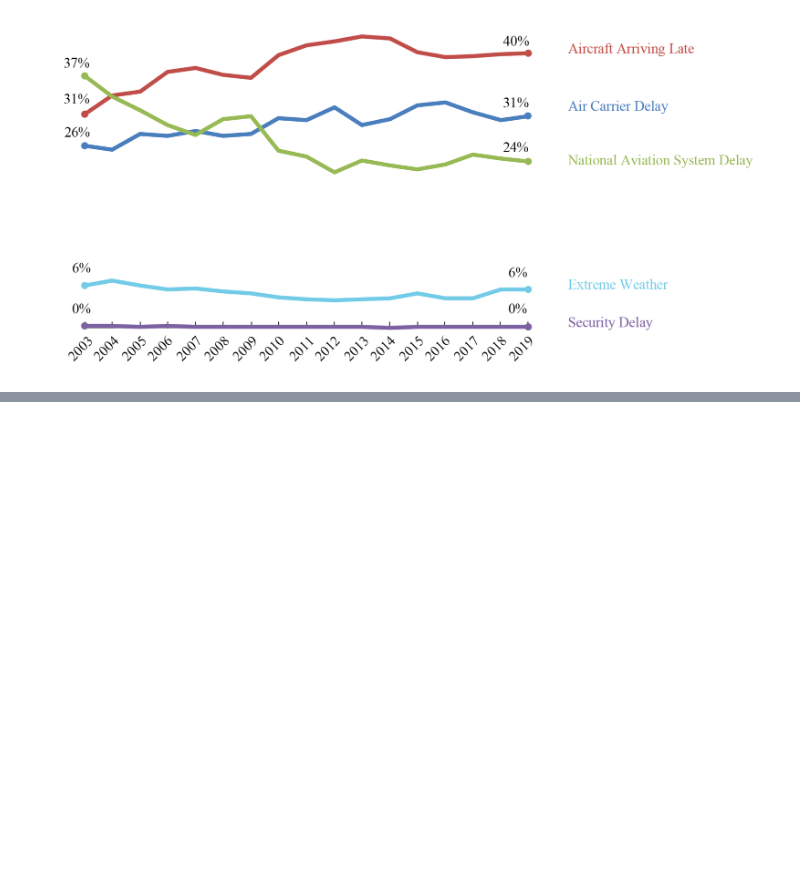
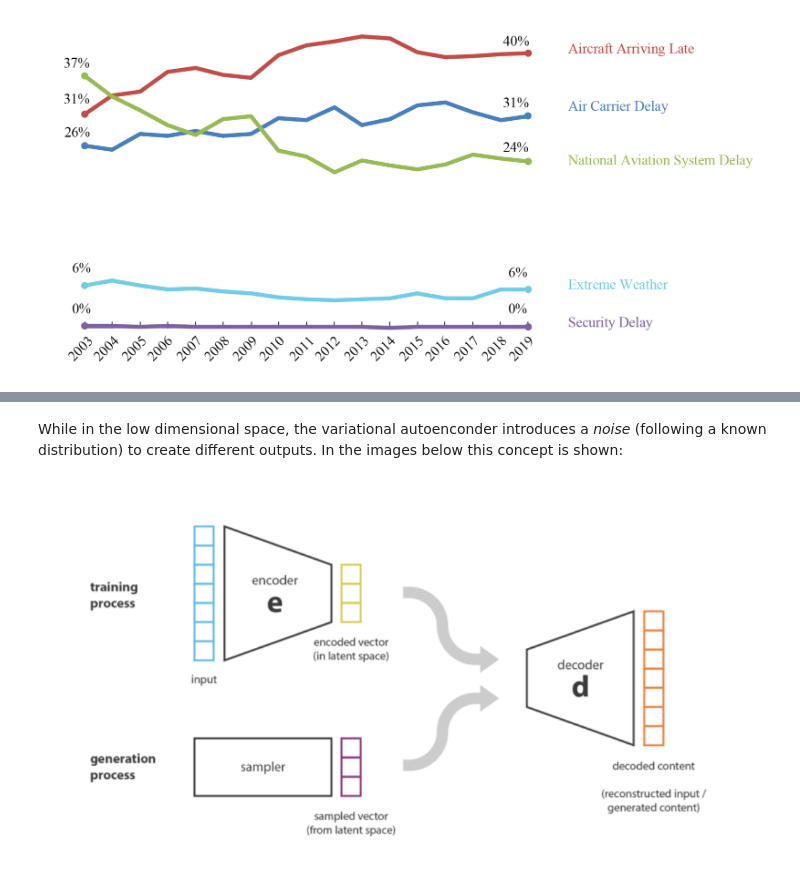
Before and after one commit to rscd27p/RPI_Investigation3, a Jupyter notebook: RPI_Investigation3_Randy_Cespedes.ipynb, the cells around one changed output, grey strips where cells are left out. Cells and saved outputs as stored; diff of their text form; code cells hidden in the pictures; blank space fills up the shorter version.

```diff
--- a/RPI_Investigation3_Randy_Cespedes.ipynb
+++ b/RPI_Investigation3_Randy_Cespedes.ipynb
@@ -47,0 +90,9 @@ Image("Images/Delay Cause by Year, 2003-2019 crop.png")
+# %% [markdown]
+While in the low dimensional space, the variational autoenconder introduces a _noise_ (following a known distribution) to create different outputs. In the images below this concept is shown:
+# %%
+from IPython.display import Image
+Image("Images/Variational Autoencoder.png")
+
+#Source: [10]
+# %% [output]
+[figure, added]
```
Also changed, not shown: parts of 13 cells of this notebook.
